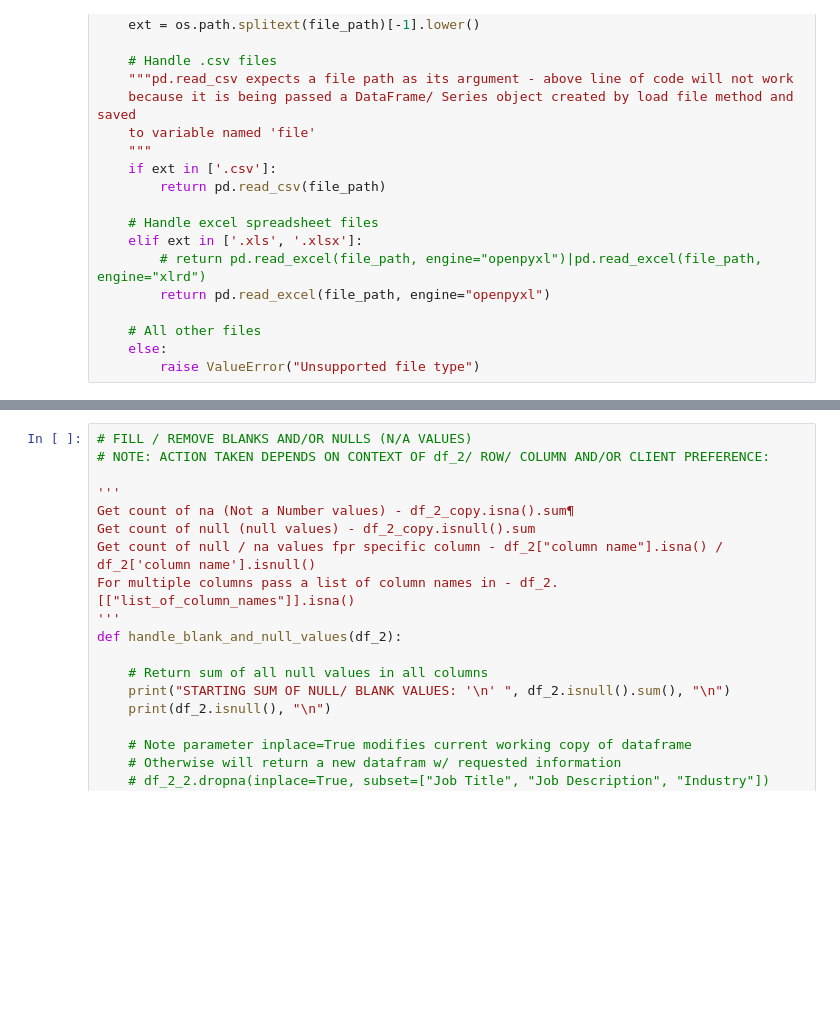
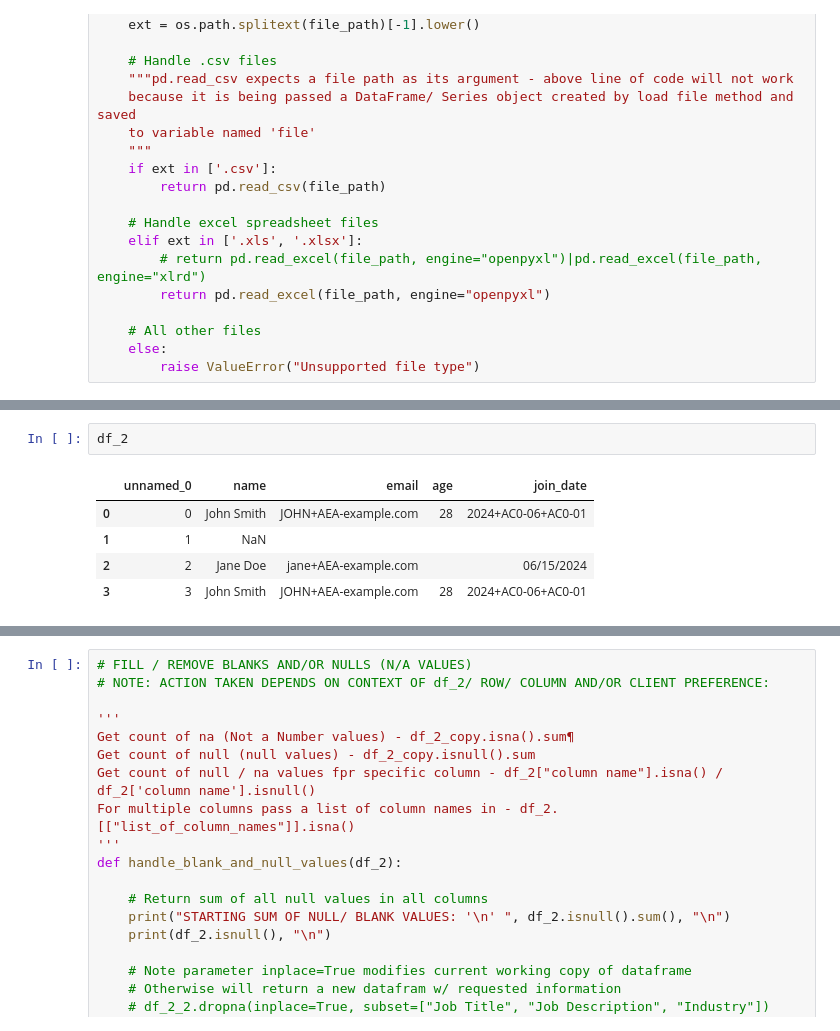
Before and after one commit to colinrodney/data_cleanser, a Jupyter notebook: jupyter_notebooks/DATA_CLEANSING.ipynb, the cells around one changed output, grey strips where cells are left out. Drawn from its saved outputs; the diff is of its cells as text; blank space fills up the shorter version.

```diff
--- a/jupyter_notebooks/DATA_CLEANSING.ipynb
+++ b/jupyter_notebooks/DATA_CLEANSING.ipynb
@@ -144,0 +162,8 @@ dtype: int64
+# %%
+df_2
+# %% [output]
+|  | unnamed_0 | name | email | age | join_date |
+| 0 | 0 | John Smith | JOHN+AEA-example.com | 28 | 2024+AC0-06+AC0-01 |
+| 1 | 1 | NaN |  |  |  |
+| 2 | 2 | Jane Doe | jane+AEA-example.com |  | 06/15/2024 |
+| 3 | 3 | John Smith | JOHN+AEA-example.com | 28 | 2024+AC0-06+AC0-01 |
```
Also changed, not shown: parts of 13 cells of this notebook.
